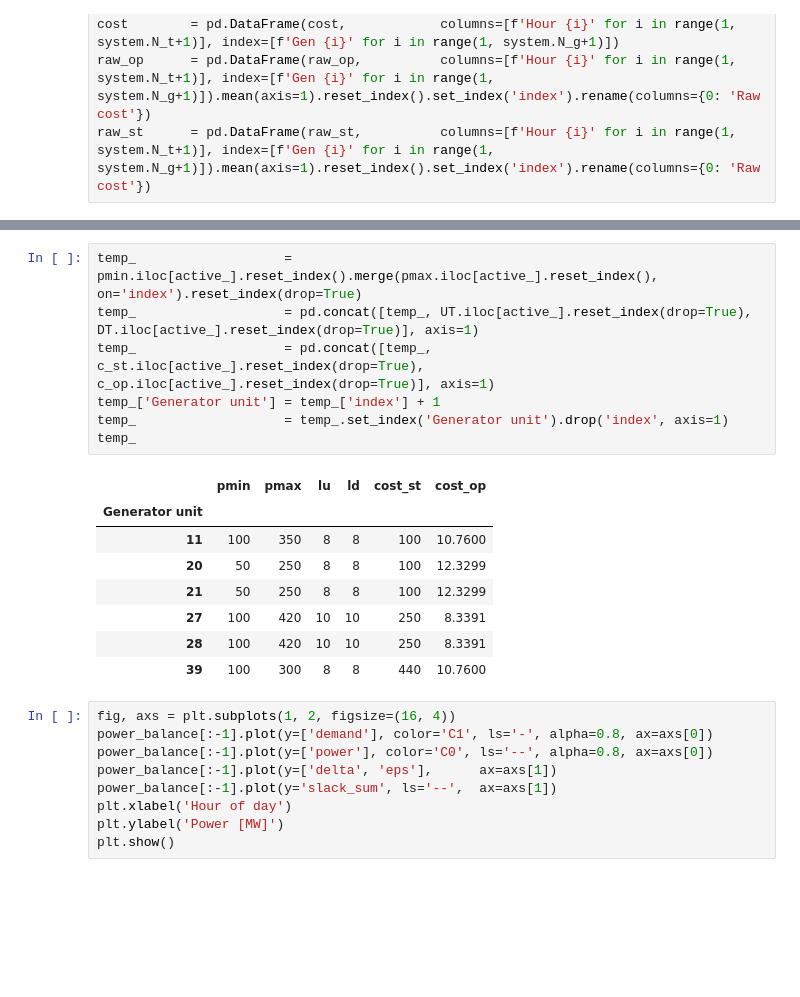
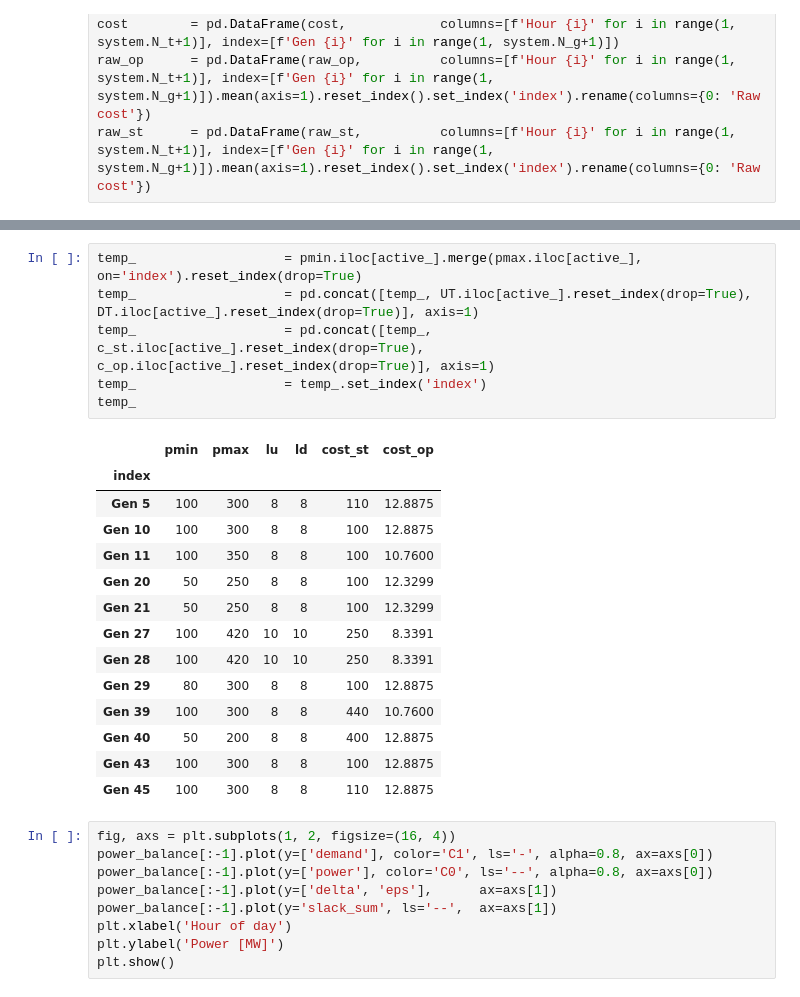
Before and after one commit to albertkjoller/ml-energy-systems, a Jupyter notebook: src/assignment3/notebooks/explainer_notebook.ipynb, the cells around one changed output, grey strips where cells are left out. Drawn from its saved outputs; the diff is of its cells as text; blank space fills up the shorter version.

```diff
--- a/src/assignment3/notebooks/explainer_notebook.ipynb
+++ b/src/assignment3/notebooks/explainer_notebook.ipynb
@@ -366,19 +490,24 @@ No artists with labels found to put in legend.  Note that artists whose label st
 # %%
-temp_                   = pmin.iloc[active_].reset_index().merge(pmax.iloc[active_].reset_index(), on='index').reset_index(drop=True)
+temp_                   = pmin.iloc[active_].merge(pmax.iloc[active_], on='index').reset_index(drop=True)
 temp_                   = pd.concat([temp_, UT.iloc[active_].reset_index(drop=True), DT.iloc[active_].reset_index(drop=True)], axis=1)
 temp_                   = pd.concat([temp_, c_st.iloc[active_].reset_index(drop=True), c_op.iloc[active_].reset_index(drop=True)], axis=1)
-temp_['Generator unit'] = temp_['index'] + 1
-temp_                   = temp_.set_index('Generator unit').drop('index', axis=1)
+temp_                   = temp_.set_index('index')
 temp_
 # %% [output]
 |  | pmin | pmax | lu | ld | cost_st | cost_op |
-| Generator unit |  |  |  |  |  |  |
-| 11 | 100 | 350 | 8 | 8 | 100 | 10.7600 |
-| 20 | 50 | 250 | 8 | 8 | 100 | 12.3299 |
-| 21 | 50 | 250 | 8 | 8 | 100 | 12.3299 |
-| 27 | 100 | 420 | 10 | 10 | 250 | 8.3391 |
-| 28 | 100 | 420 | 10 | 10 | 250 | 8.3391 |
-| 39 | 100 | 300 | 8 | 8 | 440 | 10.7600 |
+| index |  |  |  |  |  |  |
+| Gen 5 | 100 | 300 | 8 | 8 | 110 | 12.8875 |
+| Gen 10 | 100 | 300 | 8 | 8 | 100 | 12.8875 |
+| Gen 11 | 100 | 350 | 8 | 8 | 100 | 10.7600 |
+| Gen 20 | 50 | 250 | 8 | 8 | 100 | 12.3299 |
+| Gen 21 | 50 | 250 | 8 | 8 | 100 | 12.3299 |
+| Gen 27 | 100 | 420 | 10 | 10 | 250 | 8.3391 |
+| Gen 28 | 100 | 420 | 10 | 10 | 250 | 8.3391 |
+| Gen 29 | 80 | 300 | 8 | 8 | 100 | 12.8875 |
+| Gen 39 | 100 | 300 | 8 | 8 | 440 | 10.7600 |
+| Gen 40 | 50 | 200 | 8 | 8 | 400 | 12.8875 |
+| Gen 43 | 100 | 300 | 8 | 8 | 100 | 12.8875 |
+| Gen 45 | 100 | 300 | 8 | 8 | 110 | 12.8875 |
 # %%
 fig, axs = plt.subplots(1, 2, figsize=(16, 4))
 power_balance[:-1].plot(y=['demand'], color='C1', ls='-', alpha=0.8, ax=axs[0])
```
Also changed, not shown: parts of 27 cells of this notebook, 12 other files.
